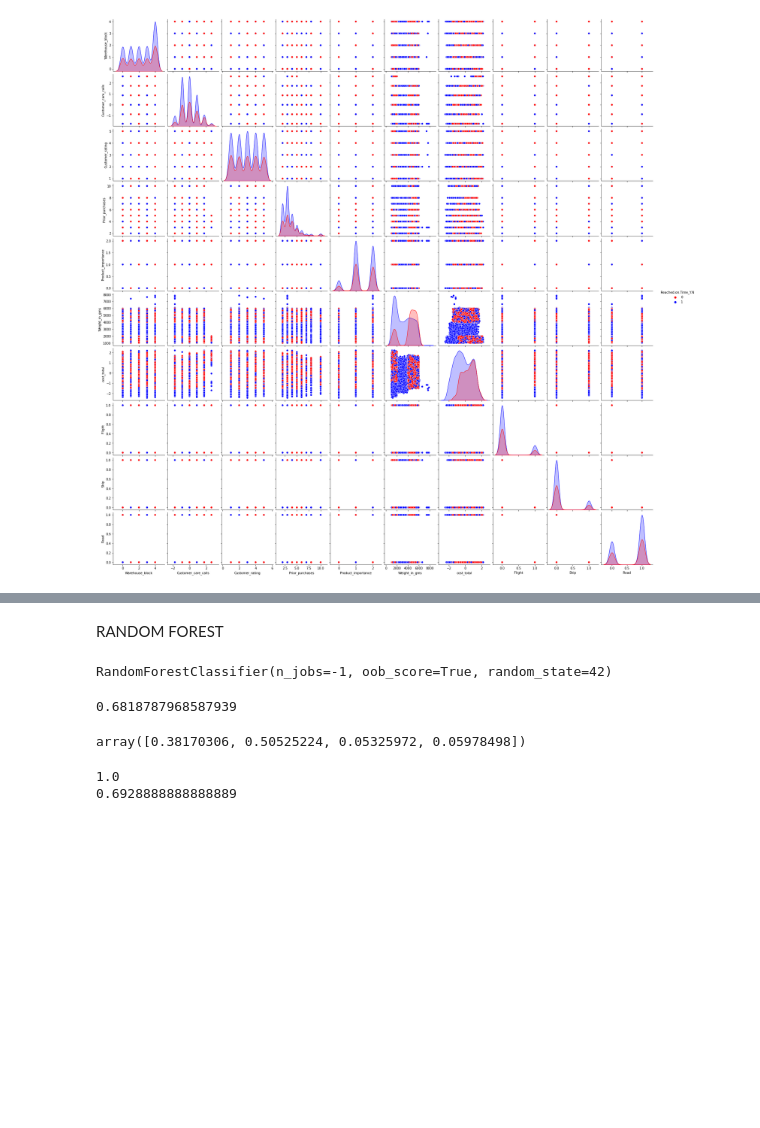
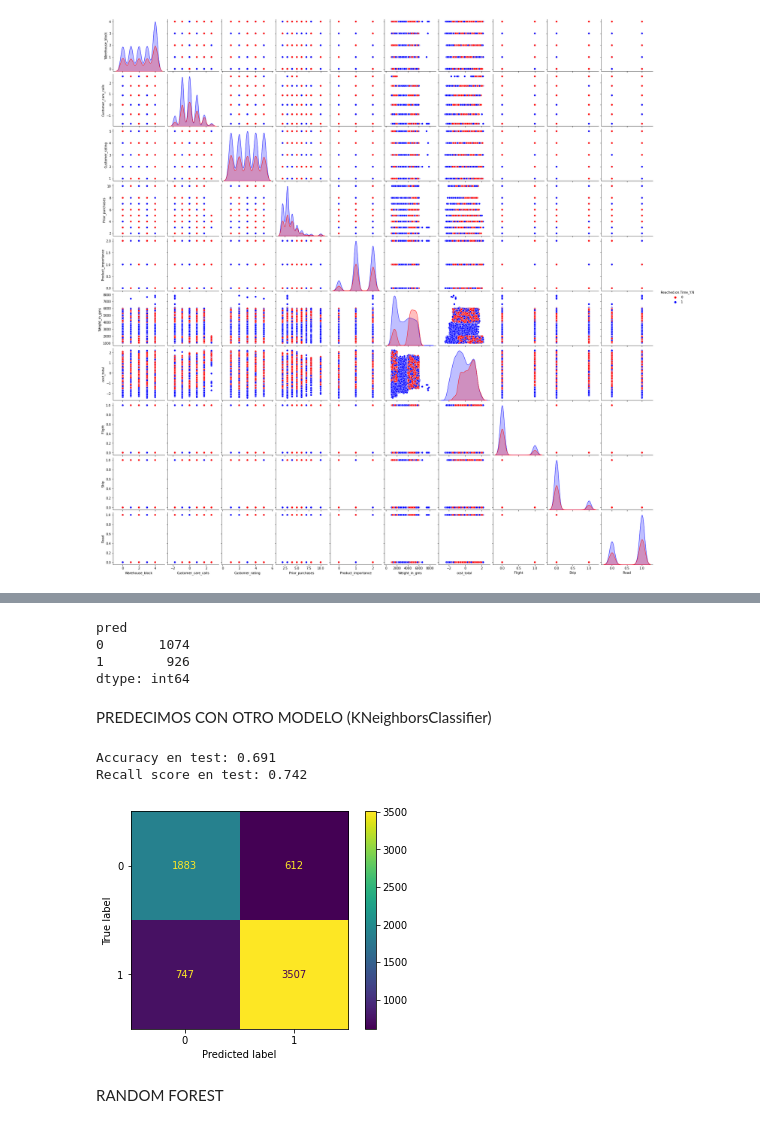
Before and after one commit to SantiGallastegui/Proyecto-Datathon, a Jupyter notebook: AnalisEDA.ipynb, the cells around one changed output, grey strips where cells are left out. Drawn from its saved outputs; the diff is of its cells as text; code cells hidden in the pictures; blank space fills up the shorter version.

```diff
--- a/AnalisEDA.ipynb
+++ b/AnalisEDA.ipynb
@@ -309,8 +264,40 @@ print(accuracy_score(Y_Train1,Y_train_pred1))
+# %%
+pred1 = clf.predict(data_test)
+prediccion1= pd.DataFrame(pred1)
+prediccion1.columns=['pred']
+prediccion1.value_counts()
+# %% [output]
+pred
+0       1074
+1        926
+dtype: int64
+# %% [markdown]
+PREDECIMOS CON OTRO MODELO (KNeighborsClassifier)
+# %%
+X1= data[['cost_total', 'Weight_in_gms']]
+Y1 = data['Reached.on.Time_Y.N']
+# %%
+from sklearn.neighbors import KNeighborsClassifier
+
+# Instanciamos un objeto de la clase KNeighborsClassifier
+
+clf = KNeighborsClassifier()
+X_Train1, X_Test1, Y_Train1, Y_Test1 = train_test_split(X1, Y1, test_size = 0.25, random_state=42)
+clf.fit(X_Train1,Y_Train1)
+Y_train_pred1 = clf.predict(X_Train1)
+Y_test_pred1 = clf.predict(X_Test1)
+
+matrix = confusion_matrix(Y_Train1, Y_train_pred1)
+matrix_d = ConfusionMatrixDisplay(matrix)
+
+print(f'Accuracy en test: {round(accuracy_score(Y_Test1, Y_test_pred1),3)}')
+print(f'Recall score en test: {round(recall_score(Y_Test1, Y_test_pred1),4)}')
+
+matrix_d.plot()
+plt.show()
+# %% [output]
+Accuracy en test: 0.691
+Recall score en test: 0.742
+[figure, added]
 # %% [markdown]
 RANDOM FOREST
-# %%
-from sklearn.ensemble import RandomForestClassifier
-clf = RandomForestClassifier(n_estimators=100, max_features='sqrt', n_jobs=-1, oob_score = True, random_state = 42)
-clf.fit(X_Train1,Y_Train1)
-# %% [output]
-RandomForestClassifier(n_jobs=-1, oob_score=True, random_state=42)
@@ -319,18 +303,0 @@ import sklearn.metrics as metrics
-# %%
-clf.oob_score_
-# %% [output]
-0.6818787968587939
-# %%
-clf.feature_importances_
-# %% [output]
-array([0.38170306, 0.50525224, 0.05325972, 0.05978498])
-# %%
-# Evaluamos
-
-y_train_pred = clf.predict(X_Train1)
-y_test_pred = clf.predict(X_Test1)
-print(metrics.accuracy_score(Y_Train1, y_train_pred))
-print(metrics.accuracy_score(Y_Test, y_test_pred))
-# %% [output]
-1.0
-0.6928888888888889
```
Also changed, not shown: parts of 73 cells of this notebook.
